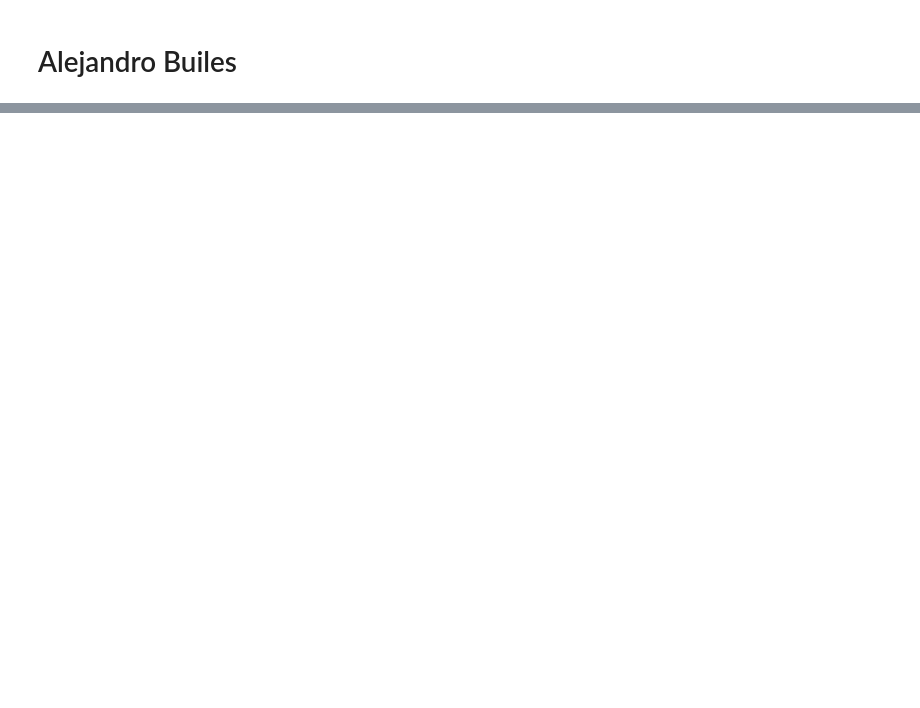
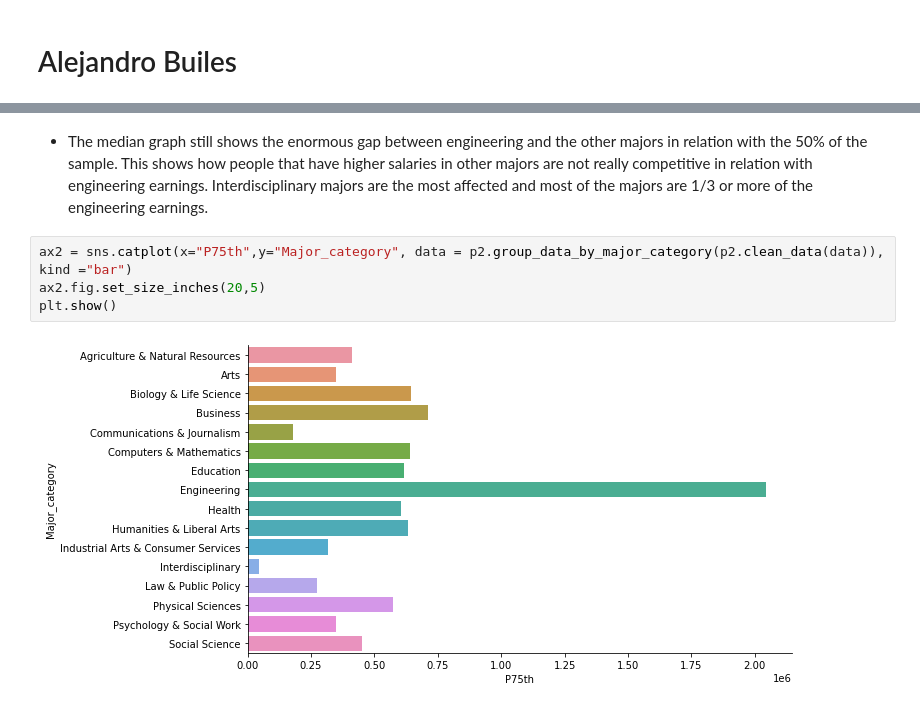
Before and after one commit to data301-2021-winter1/project-group02-project, a Jupyter notebook: notebooks/analysis2.ipynb, the cells around one changed output, grey strips where cells are left out. Saved outputs shown, nothing was run; the diff lists cells and outputs as text; blank space fills up the shorter version.

```diff
--- a/notebooks/analysis2.ipynb
+++ b/notebooks/analysis2.ipynb
@@ -25,0 +272,8 @@ pd.read_csv("https://raw.githubusercontent.com/data301-2021-winter1/project-grou
+# %% [markdown]
+* The median graph still shows the enormous gap between engineering and the other majors in relation with the 50% of the sample. This shows how people that have higher salaries in other majors are not really competitive in relation with engineering earnings. Interdisciplinary majors are the most affected and most of the majors are 1/3 or more of the engineering earnings.
+# %%
+ax2 = sns.catplot(x="P75th",y="Major_category", data = p2.group_data_by_major_category(p2.clean_data(data)), kind ="bar")
+ax2.fig.set_size_inches(20,5)
+plt.show()
+# %% [output]
+[figure, added]
```
Also changed, not shown: parts of 34 cells of this notebook, 1 other file.
